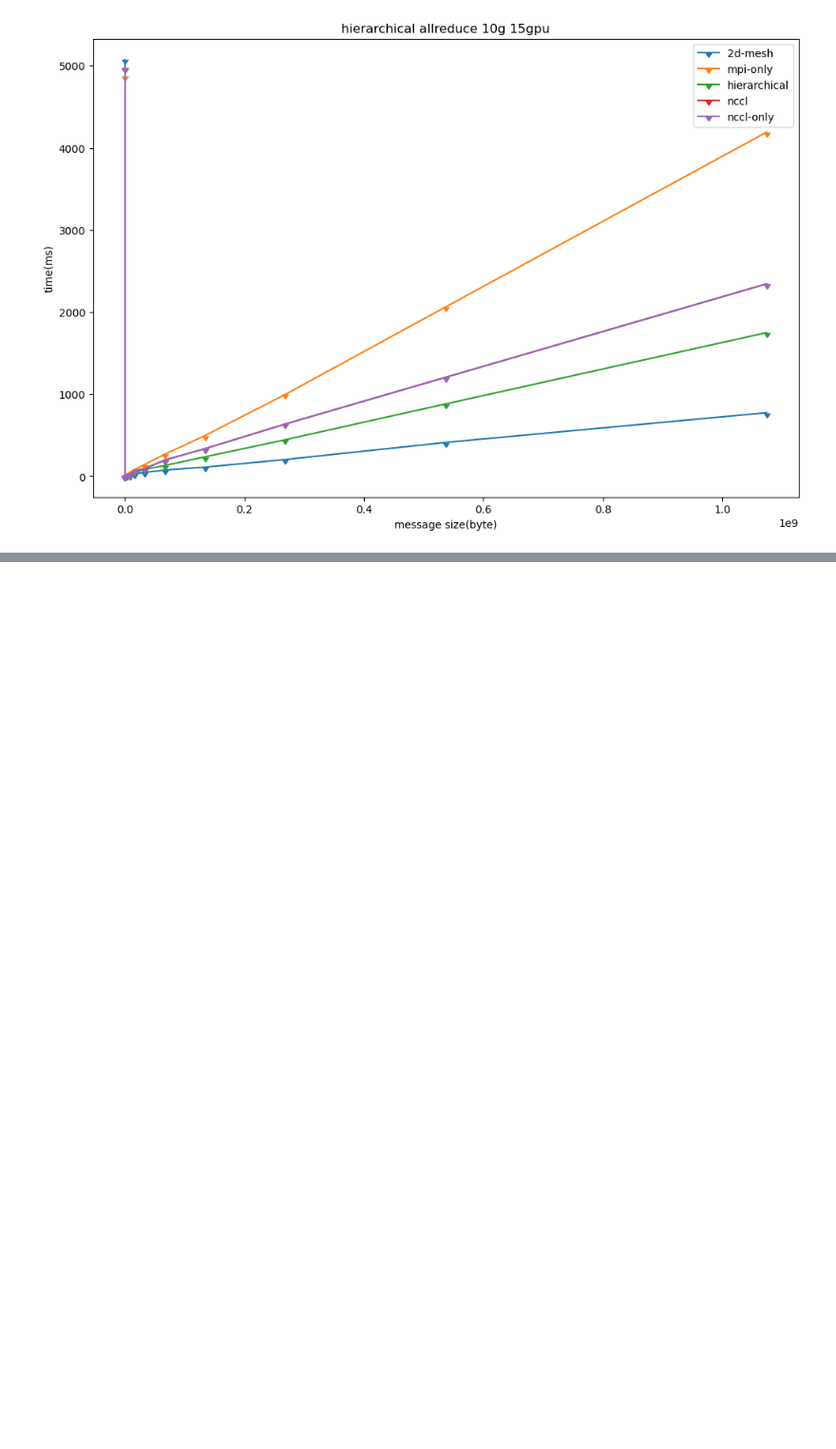
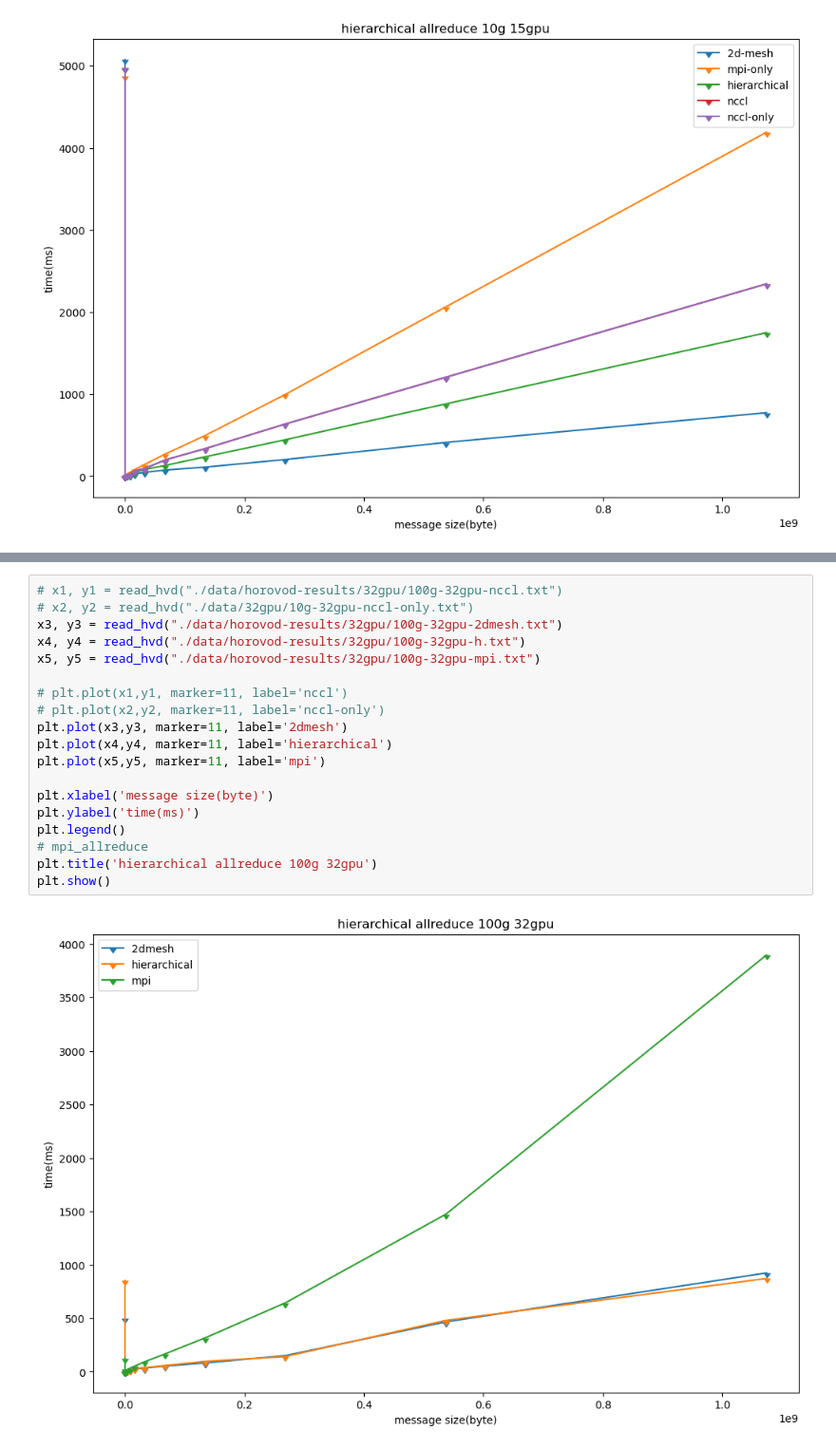
Before and after one commit to dexhunter/allreduce-experiments, a Jupyter notebook: vis_horovod.ipynb, the cells around one changed output, grey strips where cells are left out. Shown: that part at 95% size. Drawn from its saved outputs; the diff is of its cells as text; blank space fills up the shorter version.

```diff
--- a/vis_horovod.ipynb
+++ b/vis_horovod.ipynb
@@ -103,0 +125,21 @@ plt.show()
+# %%
+# x1, y1 = read_hvd("./data/horovod-results/32gpu/100g-32gpu-nccl.txt")
+# x2, y2 = read_hvd("./data/32gpu/10g-32gpu-nccl-only.txt")
+x3, y3 = read_hvd("./data/horovod-results/32gpu/100g-32gpu-2dmesh.txt")
+x4, y4 = read_hvd("./data/horovod-results/32gpu/100g-32gpu-h.txt")
+x5, y5 = read_hvd("./data/horovod-results/32gpu/100g-32gpu-mpi.txt")
+
+# plt.plot(x1,y1, marker=11, label='nccl')
+# plt.plot(x2,y2, marker=11, label='nccl-only')
+plt.plot(x3,y3, marker=11, label='2dmesh')
+plt.plot(x4,y4, marker=11, label='hierarchical')
+plt.plot(x5,y5, marker=11, label='mpi')
+
+plt.xlabel('message size(byte)')
+plt.ylabel('time(ms)')
+plt.legend()
+# mpi_allreduce
+plt.title('hierarchical allreduce 100g 32gpu')
+plt.show()
+# %% [output]
+[figure, added]
```
Also changed, not shown: parts of 5 cells of this notebook, 28 other files.
